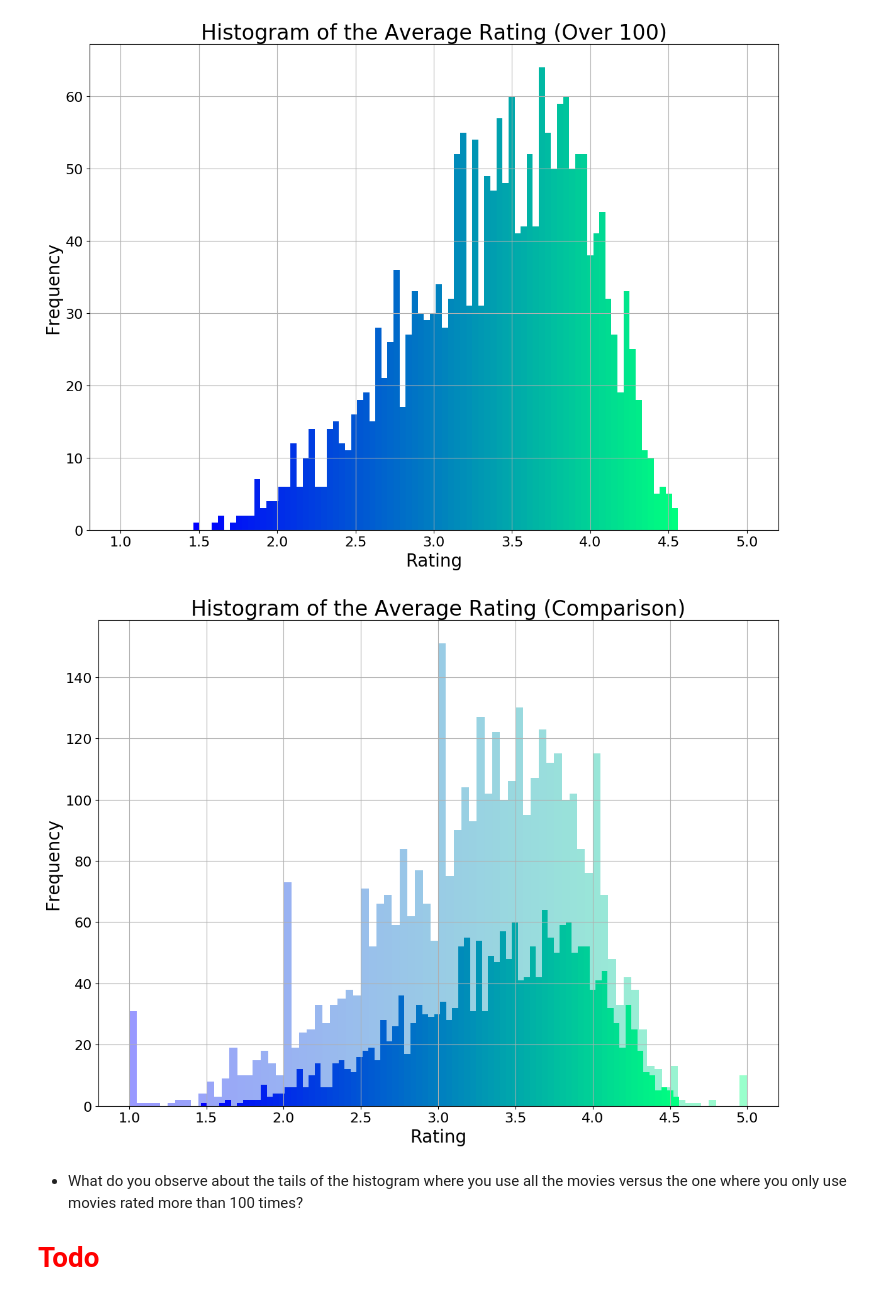
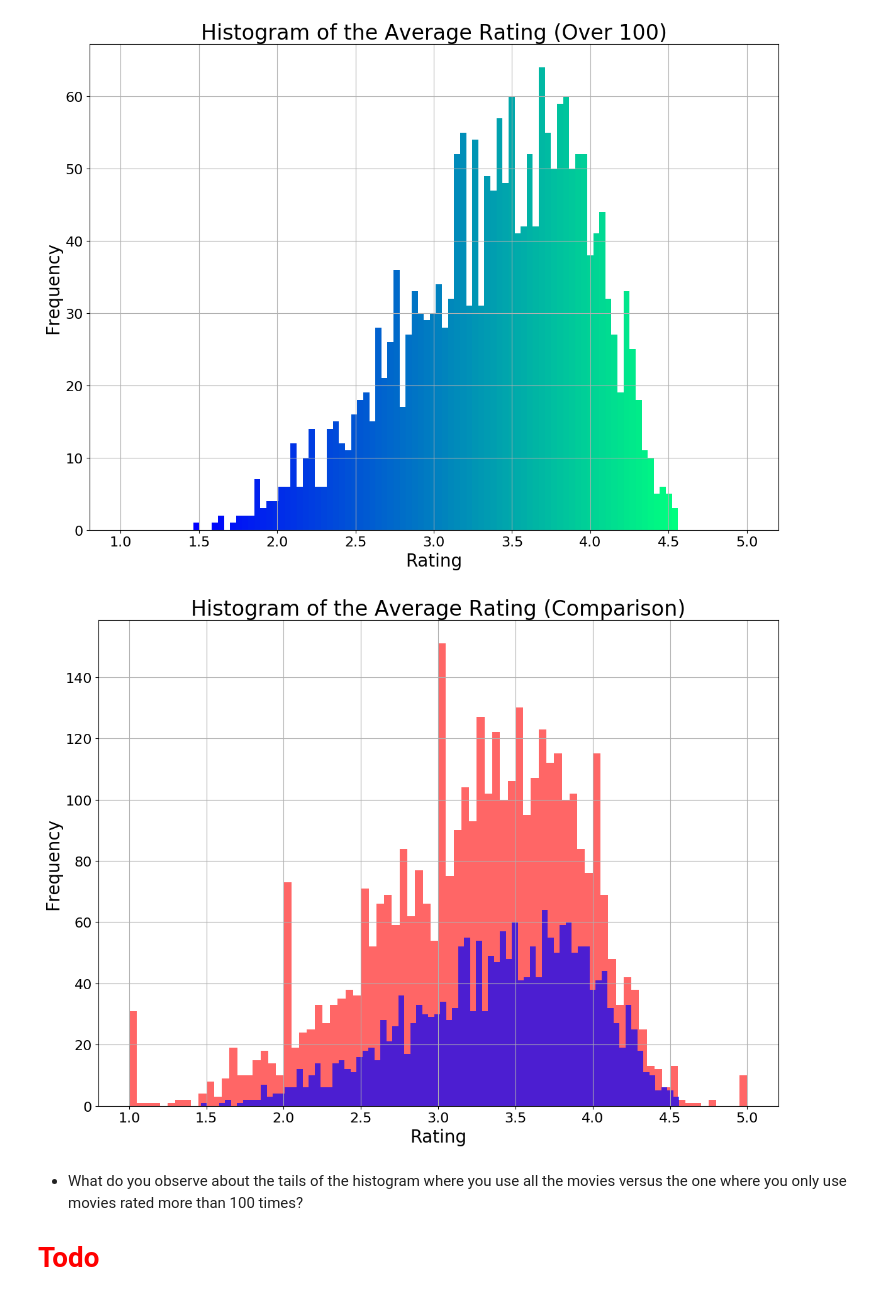
Before and after one commit to DS501-17Fall/Project-02, a Jupyter notebook: CaseStudy2.ipynb, the cells around one changed output. Drawn from its saved outputs; the diff is of its cells as text; code cells hidden in the pictures.

Commit message:
problem 3 chart added

```diff
--- a/CaseStudy2.ipynb
+++ b/CaseStudy2.ipynb
@@ -222,28 +223,36 @@ Make some conjectures about how easy various groups are to please? Support your
 import pandas as pd
 import matplotlib.pyplot as plt
 import numpy as np
+from prettytable import PrettyTable
 
 # Load data from HDF5 file
 data = pd.read_hdf('data.h5')
 
 
-means = data.groupby('Occupation')['Rating'].mean()
+means = data.groupby('Occupation')['Rating'].mean().sort_values(ascending = False)
 
 
 occupations = ("other", "academic/educator", "artist", "clerical/admin", "college/grad student", "customer service",
                "doctor/health care", "executive/managerial", "farmer", "homemaker", "K-12 student", "lawyer",
                "programmer", "retired", "sales/marketing", "scientist", "self-employed", "technician/engineer",
                "tradesman/craftsman", "unemployed", "writer")
-prop_iter = iter(plt.rcParams['axes.prop_cycle'])
 
 
+print('{:22s}'.format('Occupation'), 'Rating Mean')
+for index,value in means.iteritems():
+    print('{:25s}'.format(occupations[index]), '{:.2f}'.format(value))
+
+means = means.sort_values()
+
 plt.figure(figsize=(12,9), dpi=100)
-ax = means.plot.barh()
-ax.set_xlim(3.3, 3.8)
+cm = plt.cm.get_cmap('winter')
+colors = [cm(i) for i in np.linspace( 0.3, 0.8, len(occupations))]
+ax = means.plot(kind='barh', color=colors)
+ax.set_xlim(3.4, 3.8)
 ax.set_xlabel('Rating Mean', fontsize=16)
 ax.set_ylabel('Occupation', fontsize=20)
 plt.xticks(fontsize=16)
-ax.set_yticklabels(occupations, fontsize=16)
+ax.set_yticklabels([occupations[i] for i in means.index], fontsize=16)
 plt.title('Group by Occupation', fontsize=24)
 plt.tight_layout()
 plt.savefig('images/P1-C1-Occupation.png')
@@ -472,7 +543,7 @@ import matplotlib.pyplot as plt
 # Load data from HDF5 file
 data = pd.read_hdf('data.h5')
 
-grouped_data = data.groupby('Title')
+grouped_data = data.groupby('MovieID')
 means = grouped_data['Rating'].aggregate(np.mean)
 
 plt.figure(figsize=(12,9), dpi=100)
@@ -507,7 +578,7 @@ import matplotlib.pyplot as plt
 # Load data from HDF5 file
 data = pd.read_hdf('data.h5')
 
-grouped_data = data.groupby('Title')
+grouped_data = data.groupby('MovieID')
 count = grouped_data.size()
 count.name = 'Count'
 average_rate = grouped_data['Rating'].aggregate(np.mean)
@@ -542,43 +613,43 @@ import matplotlib.pyplot as plt
 # Load data from HDF5 file
 data = pd.read_hdf('data.h5')
 
-grouped_data = data.groupby('Title')
+grouped_data = data.groupby('MovieID')
 means = grouped_data['Rating'].aggregate(np.mean)
 count = grouped_data.size()
 count.name = 'Count'
 average_rate = grouped_data['Rating'].aggregate(np.mean)
 data = pd.concat([count, average_rate], axis=1)
 result = data[data.Count > 100].copy()
 
 plt.figure(figsize=(12,9), dpi=100)
-cm = plt.cm.get_cmap('winter')
-n, bins, patches = plt.hist(means, bins = 80,label = 'All Movies', alpha = 0.4)
+cm = plt.cm.get_cmap('summer')
+n, bins, patches = plt.hist(means, bins = 80,label = 'All Movies', alpha = 0.6)
 bin_centers = 0.5 * (bins[:-1] + bins[1:])
 col = bin_centers - min(bin_centers)
 col /= max(col)
 for c, p in zip(col, patches):
-    plt.setp(p, 'facecolor', cm(c))
+    plt.setp(p, 'facecolor', 'r')
 
 cm = plt.cm.get_cmap('winter')
-n, bins, patches = plt.hist(result.Rating, bins = 80,label = 'Over 100 Rating')
+n, bins, patches = plt.hist(result.Rating, bins = 80,label = 'Over 100 Rating', alpha = 0.7)
 bin_centers = 0.5 * (bins[:-1] + bins[1:])
 col = bin_centers - min(bin_centers)
 col /= max(col)
 for c, p in zip(col, patches):
-    plt.setp(p, 'facecolor', cm(c))
+    plt.setp(p, 'facecolor', 'b')
 
 plt.xlim(0.8,5.2)
 plt.xlabel('Rating',fontsize=20)
 plt.ylabel('Frequency',fontsize=20)
 plt.xticks(fontsize=16)
 plt.yticks(fontsize=16)
 plt.title('Histogram of the Average Rating (Comparison)', fontsize=24)
 plt.tight_layout()
 plt.grid()
 plt.savefig('images/P2-Hist-Average_Rate_Num_Comparison.png')
 plt.show()
 # %% [output]
-[figure, old version]
+[figure, new version]
 # %% [markdown]
 - What do you observe about the tails of the histogram where you use all the movies versus the one where you only use movies rated more than 100 times?
 <h1><span style="color:red">Todo</span></h1>
```
Also changed, not shown: parts of 20 cells of this notebook.
